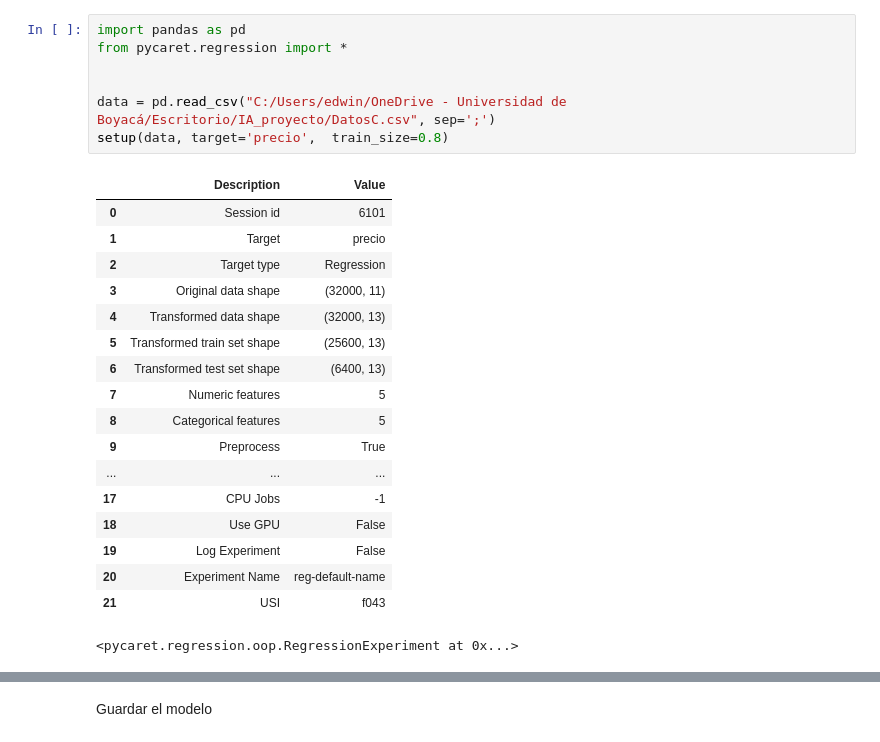
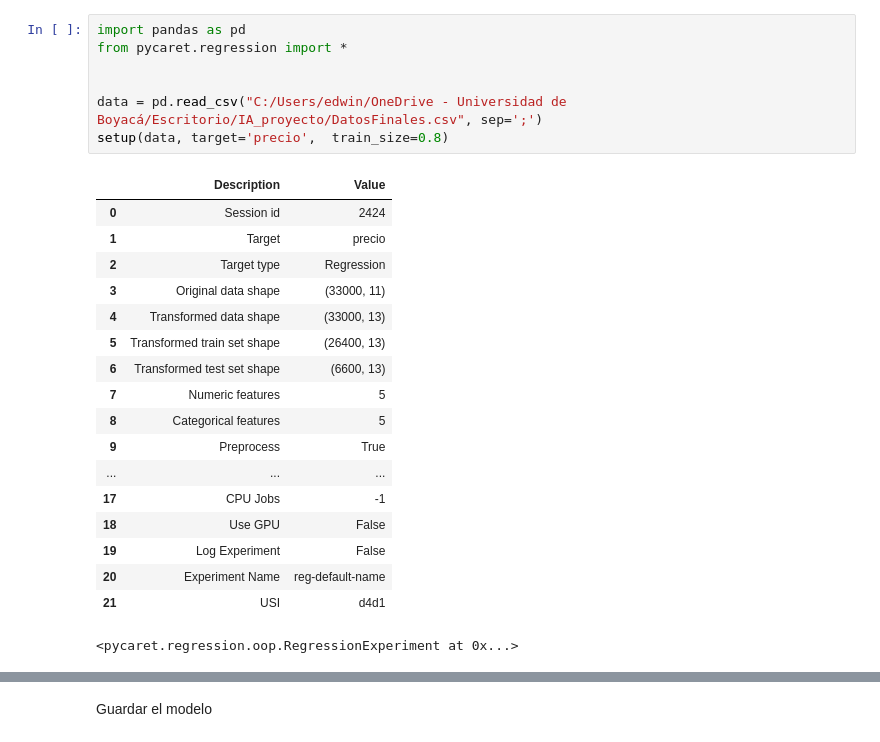
Before and after one commit to AlexHernande2/IA_proyecto, a Jupyter notebook: src/ia.ipynb, the cells around one changed output, grey strips where cells are left out. Drawn from its saved outputs; the diff is of its cells as text.

```diff
--- a/src/ia.ipynb
+++ b/src/ia.ipynb
@@ -1,19 +1,19 @@
 # %%
 import pandas as pd
 from pycaret.regression import *
 
 
-data = pd.read_csv("C:/Users/edwin/OneDrive - Universidad de Boyacá/Escritorio/IA_proyecto/DatosC.csv", sep=';')
+data = pd.read_csv("C:/Users/edwin/OneDrive - Universidad de Boyacá/Escritorio/IA_proyecto/DatosFinales.csv", sep=';')
 setup(data, target='precio',  train_size=0.8)
 # %% [output]
 |  | Description | Value |
-| 0 | Session id | 6101 |
+| 0 | Session id | 2424 |
 | 1 | Target | precio |
 | 2 | Target type | Regression |
-| 3 | Original data shape | (32000, 11) |
-| 4 | Transformed data shape | (32000, 13) |
-| 5 | Transformed train set shape | (25600, 13) |
-| 6 | Transformed test set shape | (6400, 13) |
+| 3 | Original data shape | (33000, 11) |
+| 4 | Transformed data shape | (33000, 13) |
+| 5 | Transformed train set shape | (26400, 13) |
+| 6 | Transformed test set shape | (6600, 13) |
 | 7 | Numeric features | 5 |
 | 8 | Categorical features | 5 |
 | 9 | Preprocess | True |
@@ -22,7 +22,7 @@ setup(data, target='precio',  train_size=0.8)
 | 18 | Use GPU | False |
 | 19 | Log Experiment | False |
 | 20 | Experiment Name | reg-default-name |
-| 21 | USI | f043 |
+| 21 | USI | d4d1 |
 <pycaret.regression.oop.RegressionExperiment at 0x...>
 # %%
 from pycaret.regression import compare_models, pull
```
Also changed, not shown: parts of 3 cells of this notebook, 10 other files.
